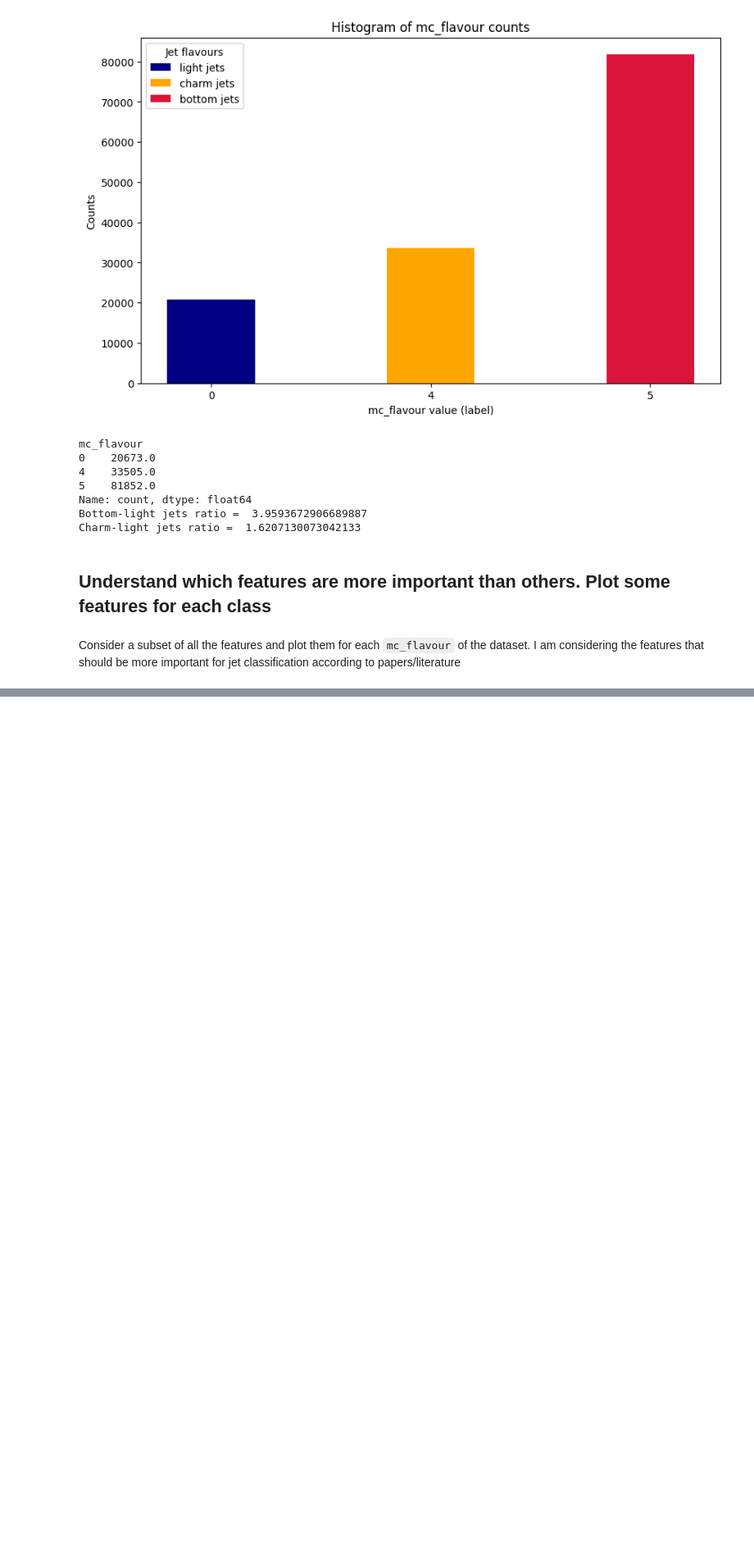
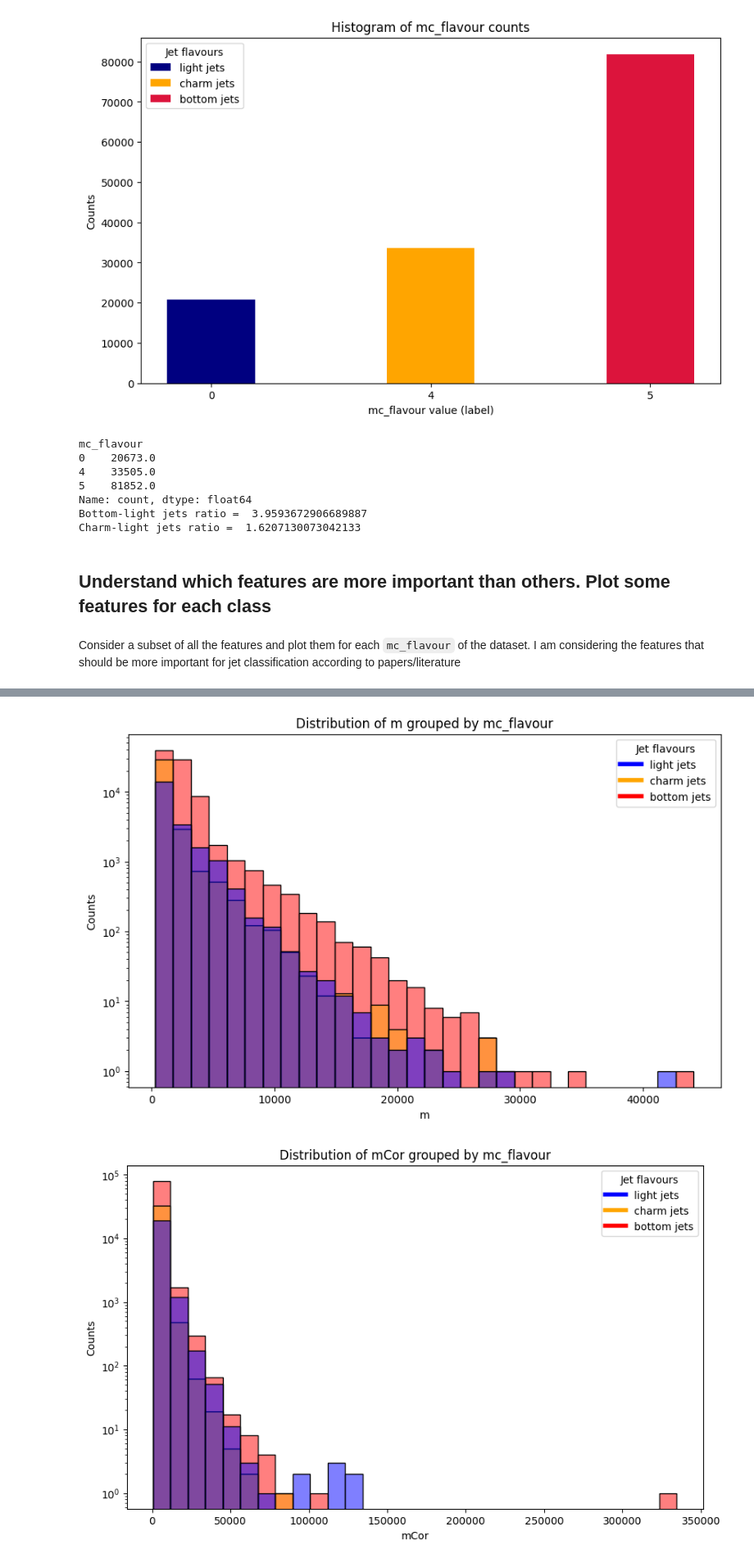
Before and after one commit to Maic-R/ML_for_physics, a Jupyter notebook: features_plot.ipynb, the cells around one changed output, grey strips where cells are left out. Shown at 82% size. Cells and saved outputs as stored; diff of their text form; code cells hidden in the pictures; blank space fills up the shorter version.

```diff
--- a/features_plot.ipynb
+++ b/features_plot.ipynb
@@ -134,0 +113,7 @@ plot_feature('ipChi2Sum', yscale='log') # maybe it is useful
+# %%
+plot_feature('m', yscale='log')
+plot_feature('mCor', yscale='log')
+plot_feature('mCorErr', yscale='log')
+# %% [output]
+[figure, added]
+[figure, added]
```
Also changed, not shown: parts of 8 cells of this notebook, 3 other files.
